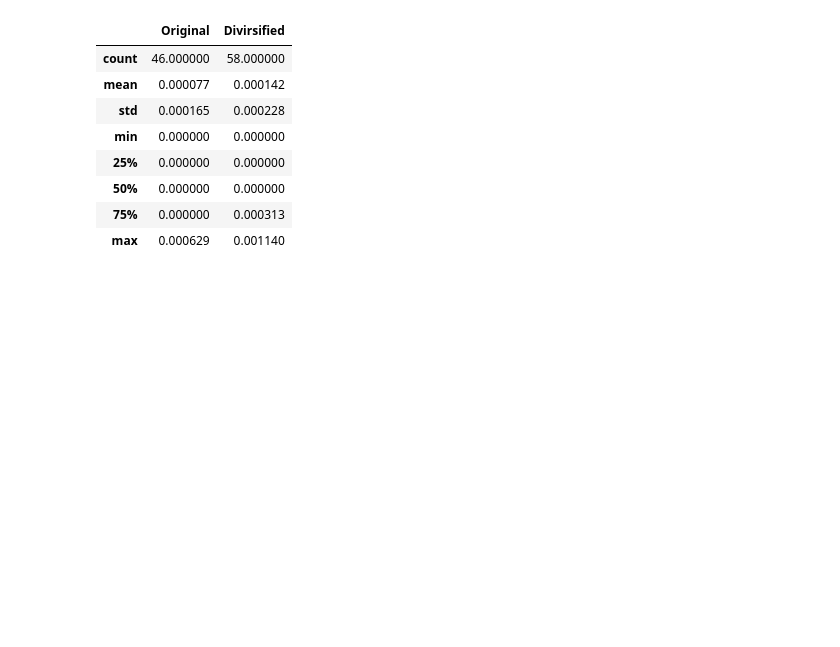
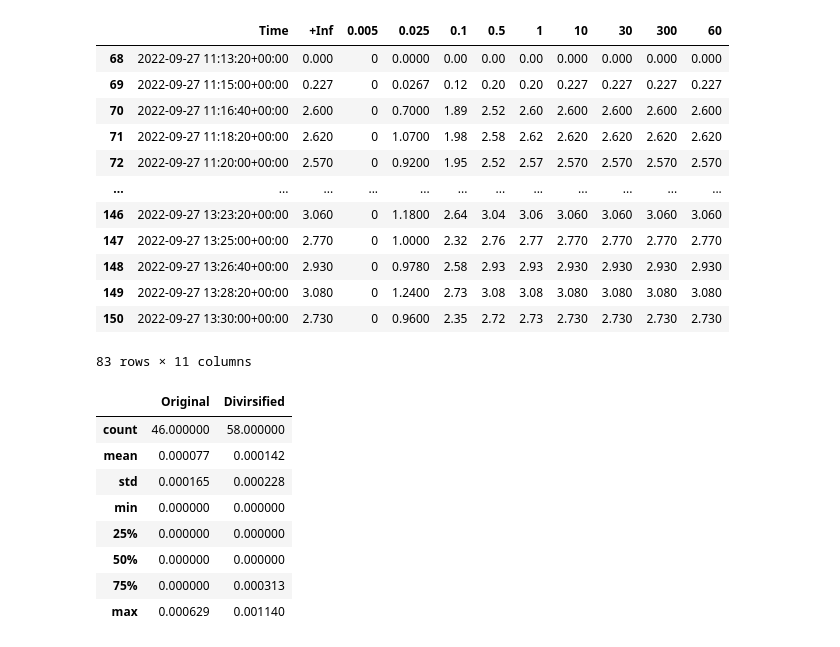
Before and after one commit to fzanart/Socialz, a Jupyter notebook: Data/Results.ipynb, the cells around one changed output. Cells and saved outputs as stored; diff of their text form; code cells hidden in the pictures; blank space fills up the shorter version.

```diff
--- a/Data/Results.ipynb
+++ b/Data/Results.ipynb
@@ -36,3 +40,19 @@ n_latency = range_data(n_latency, init_time, end_time)
+# %%
+n_latency
+# %% [output]
+|  | Time | +Inf | 0.005 | 0.025 | 0.1 | 0.5 | 1 | 10 | 30 | 300 | 60 |
+| 68 | 2022-09-27 11:13:20+00:00 | 0.000 | 0 | 0.0000 | 0.00 | 0.00 | 0.00 | 0.000 | 0.000 | 0.000 | 0.000 |
+| 69 | 2022-09-27 11:15:00+00:00 | 0.227 | 0 | 0.0267 | 0.12 | 0.20 | 0.20 | 0.227 | 0.227 | 0.227 | 0.227 |
+| 70 | 2022-09-27 11:16:40+00:00 | 2.600 | 0 | 0.7000 | 1.89 | 2.52 | 2.60 | 2.600 | 2.600 | 2.600 | 2.600 |
+| 71 | 2022-09-27 11:18:20+00:00 | 2.620 | 0 | 1.0700 | 1.98 | 2.58 | 2.62 | 2.620 | 2.620 | 2.620 | 2.620 |
+| 72 | 2022-09-27 11:20:00+00:00 | 2.570 | 0 | 0.9200 | 1.95 | 2.52 | 2.57 | 2.570 | 2.570 | 2.570 | 2.570 |
+| ... | ... | ... | ... | ... | ... | ... | ... | ... | ... | ... | ... |
+| 146 | 2022-09-27 13:23:20+00:00 | 3.060 | 0 | 1.1800 | 2.64 | 3.04 | 3.06 | 3.060 | 3.060 | 3.060 | 3.060 |
+| 147 | 2022-09-27 13:25:00+00:00 | 2.770 | 0 | 1.0000 | 2.32 | 2.76 | 2.77 | 2.770 | 2.770 | 2.770 | 2.770 |
+| 148 | 2022-09-27 13:26:40+00:00 | 2.930 | 0 | 0.9780 | 2.58 | 2.93 | 2.93 | 2.930 | 2.930 | 2.930 | 2.930 |
+| 149 | 2022-09-27 13:28:20+00:00 | 3.080 | 0 | 1.2400 | 2.73 | 3.08 | 3.08 | 3.080 | 3.080 | 3.080 | 3.080 |
+| 150 | 2022-09-27 13:30:00+00:00 | 2.730 | 0 | 0.9600 | 2.35 | 2.72 | 2.73 | 2.730 | 2.730 | 2.730 | 2.730 |
+83 rows × 11 columns
 # %%
 error_ratio = pd.concat([n_error_ratio['postgres service'].describe(), d_error_ratio['postgres service'].describe()], axis=1)
 error_ratio.columns= ['Original', 'Divirsified']
```
Also changed, not shown: parts of 9 cells of this notebook, 3 other files.
